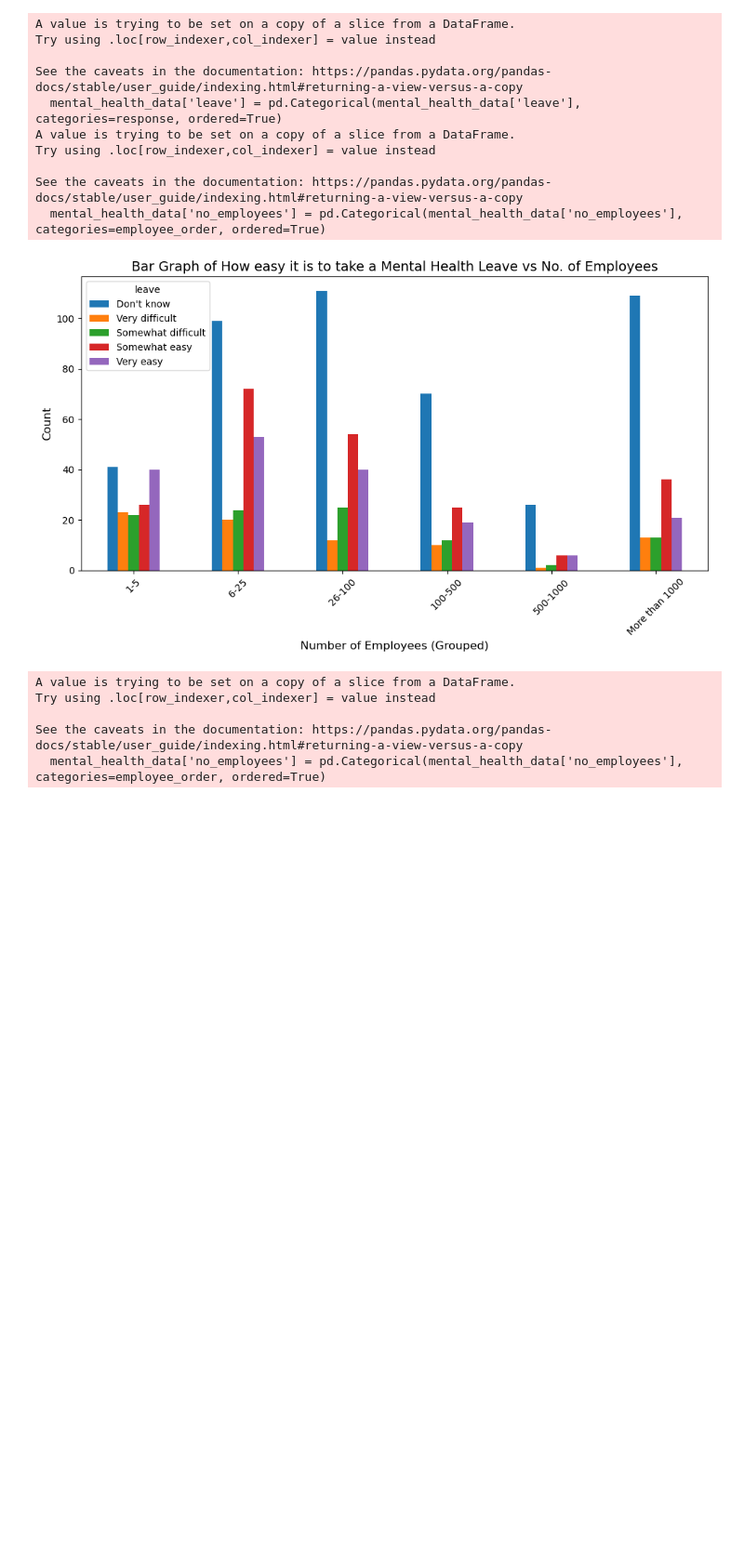
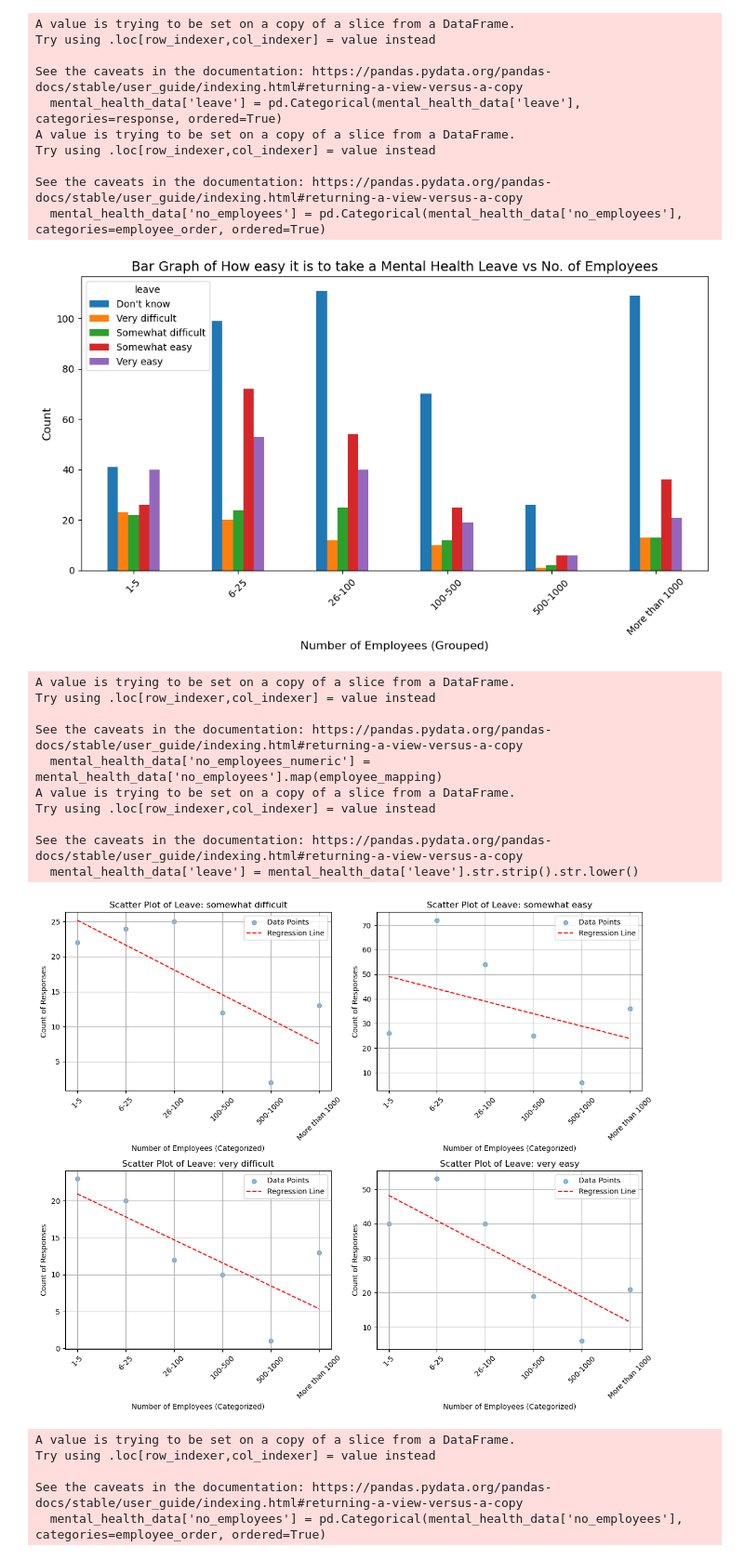
Before and after one commit to CaptDon71/Project-1-Research-Presentation, a Jupyter notebook: alec_file.ipynb, the cells around one changed output. Shown at 93% size. Saved outputs shown, nothing was run; the diff lists cells and outputs as text; code cells hidden in the pictures; blank space fills up the shorter version.

```diff
--- a/alec_file.ipynb
+++ b/alec_file.ipynb
@@ -371,6 +414,80 @@ Try using .loc[row_indexer,col_indexer] = value instead
 See the caveats in the documentation: https://pandas.pydata.org/pandas-docs/stable/user_guide/indexing.html#returning-a-view-versus-a-copy
   mental_health_data['no_employees'] = pd.Categorical(mental_health_data['no_employees'], categories=employee_order, ordered=True)
 [figure]
+# %%
+employee_mapping = {
+    '1-5': 1,
+    '6-25': 2,
+    '26-100': 3,
+    '100-500': 4,
+    '500-1000': 5,
+    'More than 1000': 6
+}
+
+# Map 'no_employees' to numeric values
+mental_health_data['no_employees_numeric'] = mental_health_data['no_employees'].map(employee_mapping)
+mental_health_data['leave'] = mental_health_data['leave'].str.strip().str.lower()
+# Filter out rows with missing values in 'leave' or 'no_employees_numeric' and remove "Don't know"
+filtered_data = mental_health_data.dropna(subset=['leave', 'no_employees_numeric'])
+filtered_data = filtered_data[filtered_data['leave'] != "Don't know"]
+
+filtered_data = filtered_data[~filtered_data['leave'].str.contains("don't know", case=False, na=False)]
+
+# Count the number of responses for each combination of 'no_employees' and 'leave'
+count_data = filtered_data.groupby(['no_employees_numeric', 'leave']).size().reset_index(name='count')
+
+# Print unique leave values to verify filtering
+
+
+# List of unique leave values (after filtering)
+leave_values = count_data['leave'].unique()
+
+# Check if we have more than four unique values
+if len(leave_values) > 4:
+    leave_values_to_plot = leave_values[:4]  # Only keep the first four values
+else:
+    leave_values_to_plot = leave_values  # Keep all available values if less than four
+
+# Create a 2x2 scatter plot for the selected 'leave' values
+plt.figure(figsize=(12, 10))  # Adjusted size for 2x2 layout
+for i, value in enumerate(leave_values_to_plot):
+    plt.subplot(2, 2, i + 1)  # Create a 2x2 grid of plots
+    subset = count_data[count_data['leave'] == value]
+
+    # Scatter plot with number of employees on x-axis and count of responses on y-axis
+    plt.scatter(subset['no_employees_numeric'], subset['count'], alpha=0.5, label='Data Points')
+
+    # Linear regression
+    z = np.polyfit(subset['no_employees_numeric'], subset['count'], 1)
+    p = np.poly1d(z)
+    plt.plot(subset['no_employees_numeric'], p(subset['no_employees_numeric']), "r--", label='Regression Line')
+
+    # Adding labels and title for each subplot
+    plt.title(f'Scatter Plot of Leave: {value}', fontsize=12)
+    plt.xlabel('Number of Employees (Categorized)', fontsize=10)
+    plt.ylabel('Count of Responses', fontsize=10)
+
+    # Set x-ticks to show original categories
+    plt.xticks(ticks=list(employee_mapping.values()), labels=list(employee_mapping.keys()), rotation=45)
+
+    plt.grid(True)
+    plt.legend()
+
+# Adjust layout
+plt.tight_layout()
+plt.show()
+# %% [output]
+A value is trying to be set on a copy of a slice from a DataFrame.
+Try using .loc[row_indexer,col_indexer] = value instead
+
+See the caveats in the documentation: https://pandas.pydata.org/pandas-docs/stable/user_guide/indexing.html#returning-a-view-versus-a-copy
+  mental_health_data['no_employees_numeric'] = mental_health_data['no_employees'].map(employee_mapping)
+A value is trying to be set on a copy of a slice from a DataFrame.
+Try using .loc[row_indexer,col_indexer] = value instead
+
+See the caveats in the documentation: https://pandas.pydata.org/pandas-docs/stable/user_guide/indexing.html#returning-a-view-versus-a-copy
+  mental_health_data['leave'] = mental_health_data['leave'].str.strip().str.lower()
+[figure, added]
 # %%
 employee_order = ['1-5', '6-25', '26-100', '100-500', '500-1000', 'More than 1000']
 
```
Also changed, not shown: parts of 8 cells of this notebook.
